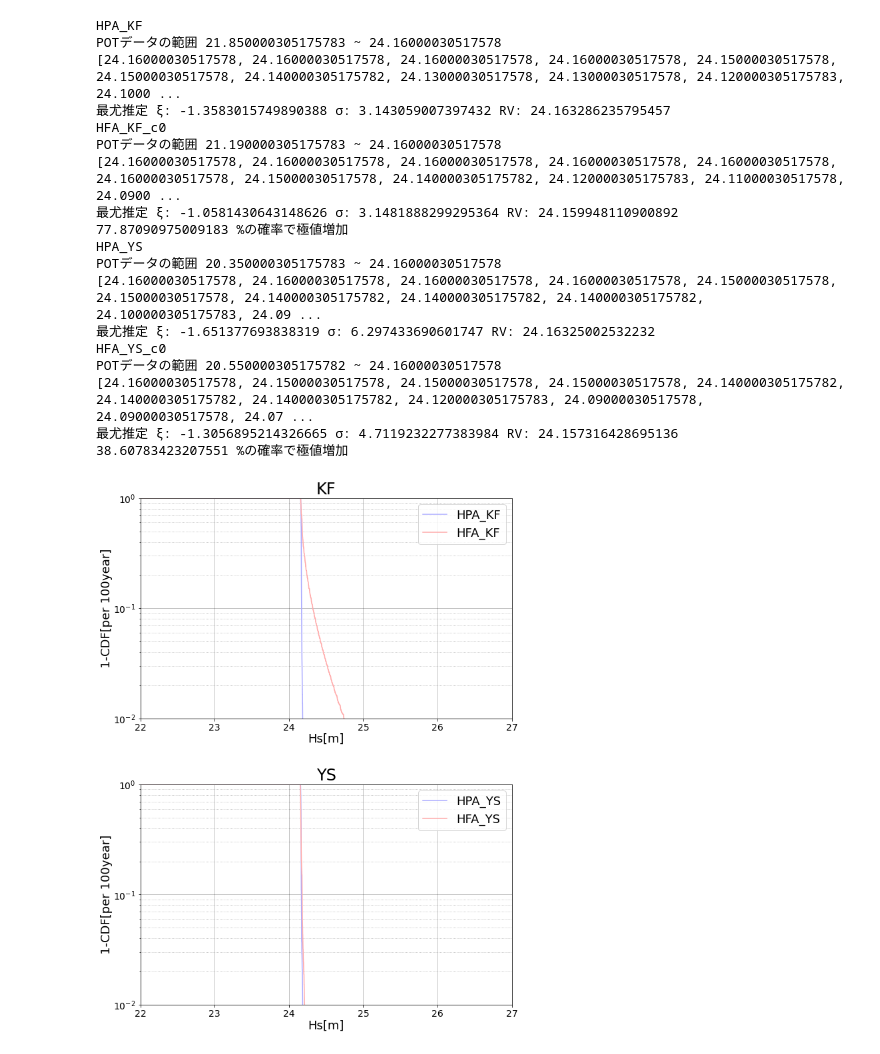
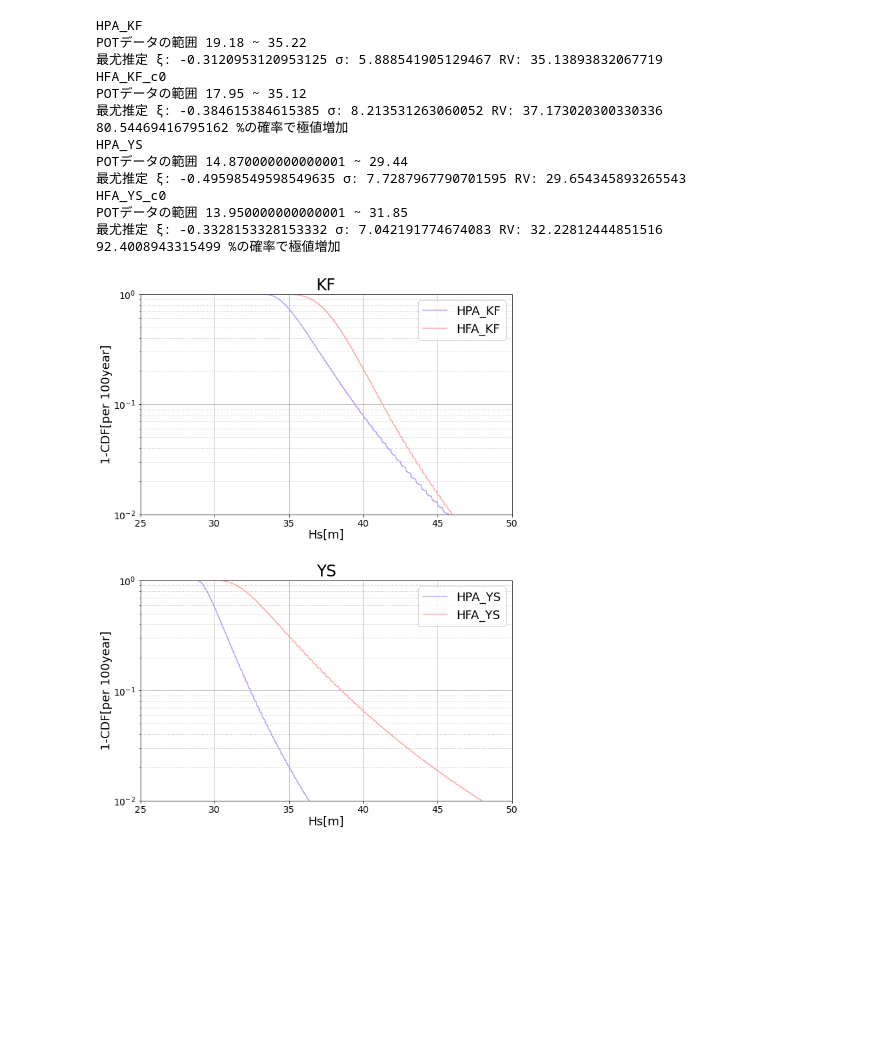
Before and after one commit to greedtn/MRI-AGCM3.2H, a Jupyter notebook: calc_prob/calc_prob.ipynb, the cells around one changed output. Saved outputs shown, nothing was run; the diff lists cells and outputs as text; code cells hidden in the pictures; blank space fills up the shorter version.

```diff
--- a/calc_prob/calc_prob.ipynb
+++ b/calc_prob/calc_prob.ipynb
@@ -162,10 +142,10 @@ for model_num in range(len(MODEL)):
 
         print(model)
 
-        with open('../pot_csv/' + model + '_POT_DATA.csv', 'r') as csv_file:
+        with open('../pot_csv(100)(thr=6)/' + model + '_POT_DATA.csv', 'r') as csv_file:
             csv_reader = reader(csv_file)
             POT = list(csv_reader)
-        with open('../pot_csv/' + model + '_POT_INDEX.csv', 'r') as csv_file:
+        with open('../pot_csv(100)(thr=6)/' + model + '_POT_INDEX.csv', 'r') as csv_file:
             csv_reader = reader(csv_file)
             POT_INDEX = list(csv_reader)
 
@@ -181,8 +161,6 @@ for model_num in range(len(MODEL)):
         max_val = 0
         EVENT_POT = [[]]  # イベントごとのPOTを収納
         for data in DATA:
-            if data[1] == 24.170000305175783:  #この値は欠損地扱い
-                continue
             if data[0] > last_index + 24 * 7:
                 EVENT_POT.append([data[0], data[1]])
                 last_index = data[0]
@@ -201,52 +179,47 @@ for model_num in range(len(MODEL)):
         POT_DATA.sort(reverse=True)
         POT_DATA = POT_DATA[:DATA_CNT]
         print('POTデータの範囲', POT_DATA[-1], '~', POT_DATA[0])
-        print(POT_DATA[:15])
 
         if num == 0:
             past_rv, past_pro = func.lwm_gpd(data=POT_DATA, error=[0.005], thr=POT_DATA[-1], n=219143, n0=DATA_CNT, con=1.0)
         else:
             f_rv, f_pro = func.lwm_gpd(data=POT_DATA, error=[0.005], thr=POT_DATA[-1], n=219143, n0=DATA_CNT, con=1.0)
 
     P = calc_p(past_rv, past_pro, f_rv, f_pro)
     cdf_p_hs, cdf_p_sum = cdf(past_rv, past_pro)
     cdf_f_hs, cdf_f_sum = cdf(f_rv, f_pro)
     print(P, '%の確率で極値増加')
     ax = fig.add_subplot(2, 1, model_num + 1)
     ax.plot(cdf_p_hs, cdf_p_sum, c='#aaaaFF')
     ax.plot(cdf_f_hs, cdf_f_sum, c='#FFaaaa')
     ax.legend(['HPA_' + model[4:6], model[:-3]], fontsize=18)
-    ax.set_xlim((22, 27))
+    ax.set_xlim((25, 50))
     ax.set_ylim((0.01, 1))
     ax.set_xlabel("Hs[m]", fontsize=18, labelpad=1)
     ax.set_ylabel("1-CDF[per 100year]", fontsize=18, labelpad=1)
     ax.tick_params(axis='x', labelsize=14)
     ax.tick_params(axis='y', labelsize=14)
     ax.set_title(MODEL[model_num], fontsize=24)
     ax.set_yscale('log')
     ax.grid(which='major',color='black',linestyle='-', alpha=0.3)
     ax.grid(which='minor',color='black',linestyle='dotted', alpha=0.3)
 
 plt.subplots_adjust(hspace=0.3)
 plt.savefig("../img/cdf_of_tc.png")
 plt.show()
 # %% [output]
 HPA_KF
-POTデータの範囲 21.850000305175783 ~ 24.16000030517578
-[24.16000030517578, 24.16000030517578, 24.16000030517578, 24.16000030517578, 24.15000030517578, 24.15000030517578, 24.140000305175782, 24.13000030517578, 24.13000030517578, 24.120000305175783, 24.1000 ...
-最尤推定 ξ: -1.3583015749890388 σ: 3.143059007397432 RV: 24.163286235795457
+POTデータの範囲 19.18 ~ 35.22
+最尤推定 ξ: -0.3120953120953125 σ: 5.888541905129467 RV: 35.13893832067719
 HFA_KF_c0
-POTデータの範囲 21.190000305175783 ~ 24.16000030517578
-[24.16000030517578, 24.16000030517578, 24.16000030517578, 24.16000030517578, 24.16000030517578, 24.16000030517578, 24.15000030517578, 24.140000305175782, 24.120000305175783, 24.11000030517578, 24.0900 ...
-最尤推定 ξ: -1.0581430643148626 σ: 3.1481888299295364 RV: 24.159948110900892
-77.87090975009183 %の確率で極値増加
+POTデータの範囲 17.95 ~ 35.12
+最尤推定 ξ: -0.384615384615385 σ: 8.213531263060052 RV: 37.173020300330336
+80.54469416795162 %の確率で極値増加
 HPA_YS
-POTデータの範囲 20.350000305175783 ~ 24.16000030517578
-[24.16000030517578, 24.16000030517578, 24.16000030517578, 24.16000030517578, 24.15000030517578, 24.15000030517578, 24.140000305175782, 24.140000305175782, 24.140000305175782, 24.100000305175783, 24.09 ...
-最尤推定 ξ: -1.651377693838319 σ: 6.297433690601747 RV: 24.16325002532232
+POTデータの範囲 14.870000000000001 ~ 29.44
+最尤推定 ξ: -0.49598549598549635 σ: 7.7287967790701595 RV: 29.654345893265543
 HFA_YS_c0
-POTデータの範囲 20.550000305175782 ~ 24.16000030517578
-[24.16000030517578, 24.15000030517578, 24.15000030517578, 24.15000030517578, 24.140000305175782, 24.140000305175782, 24.140000305175782, 24.120000305175783, 24.09000030517578, 24.09000030517578, 24.07 ...
-最尤推定 ξ: -1.3056895214326665 σ: 4.7119232277383984 RV: 24.157316428695136
-38.60783423207551 %の確率で極値増加
+POTデータの範囲 13.950000000000001 ~ 31.85
+最尤推定 ξ: -0.3328153328153332 σ: 7.042191774674083 RV: 32.22812444851516
+92.4008943315499 %の確率で極値増加
-[figure, old version]
+[figure, new version]
```
Also changed, not shown: parts of 2 cells of this notebook, 7 other files.
